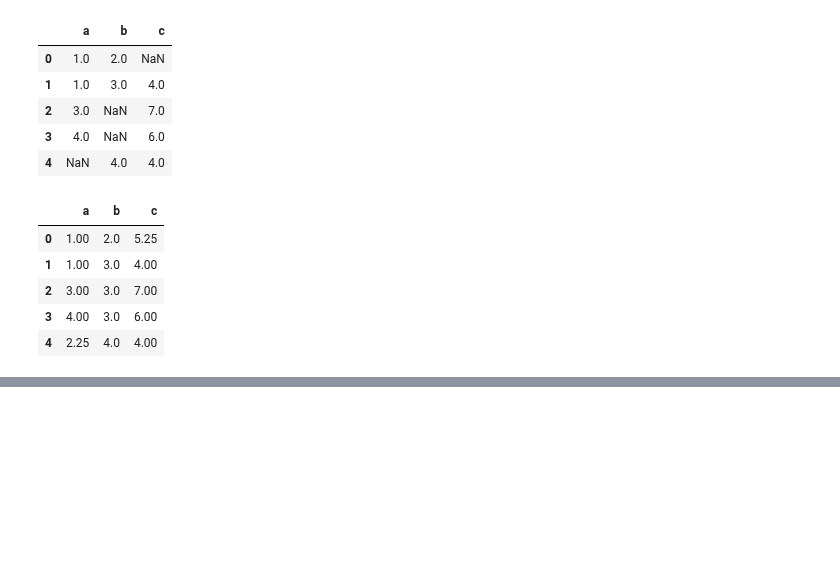
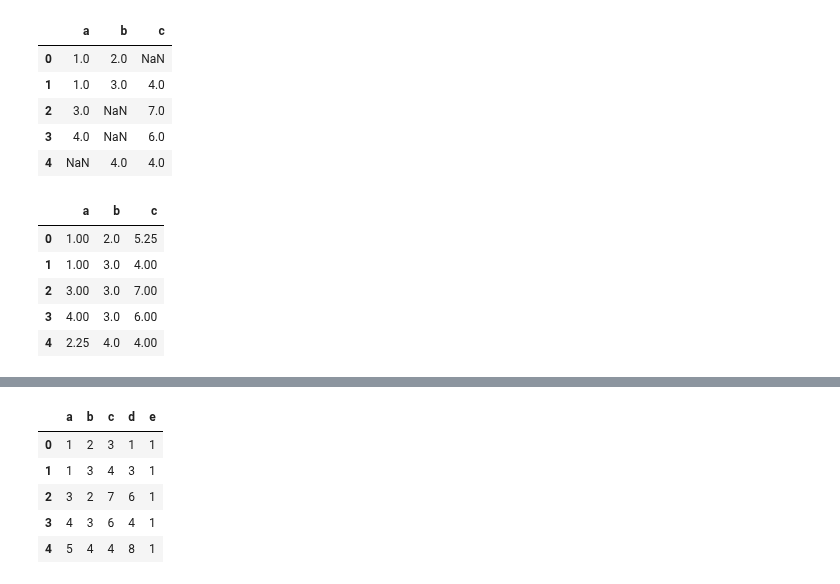
Before and after one commit to WooHyun94/TIL, a Jupyter notebook: Python/221004.ipynb, the cells around one changed output, grey strips where cells are left out. Drawn from its saved outputs; the diff is of its cells as text; code cells hidden in the pictures; blank space fills up the shorter version.

```diff
--- a/Python/221004.ipynb
+++ b/Python/221004.ipynb
@@ -598,0 +663,3 @@ df.fillna(df.mean())
+# %%
+df = pd.DataFrame({'a' : [1, 1, 3, 4, 5], 'b' : [2, 3, 2, 3, 4], 'c' : [3, 4, 7, 6, 4]})
+df
@@ -598,0 +673,3 @@ df.fillna(df.mean())
+# %%
+df['d'] = [1, 3, 6, 4, 8]
+df
@@ -598,0 +683,11 @@ df.fillna(df.mean())
+# %%
+df['e'] = 1
+# %%
+df
+# %% [output]
+|  | a | b | c | d | e |
+| 0 | 1 | 2 | 3 | 1 | 1 |
+| 1 | 1 | 3 | 4 | 3 | 1 |
+| 2 | 3 | 2 | 7 | 6 | 1 |
+| 3 | 4 | 3 | 6 | 4 | 1 |
+| 4 | 5 | 4 | 4 | 8 | 1 |
```
Also changed, not shown: parts of 26 cells of this notebook.
